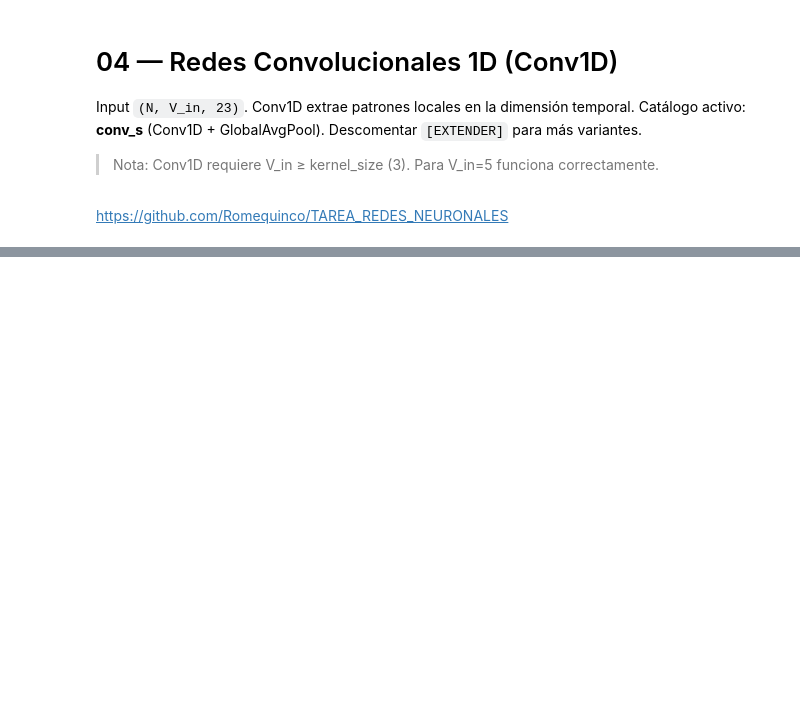
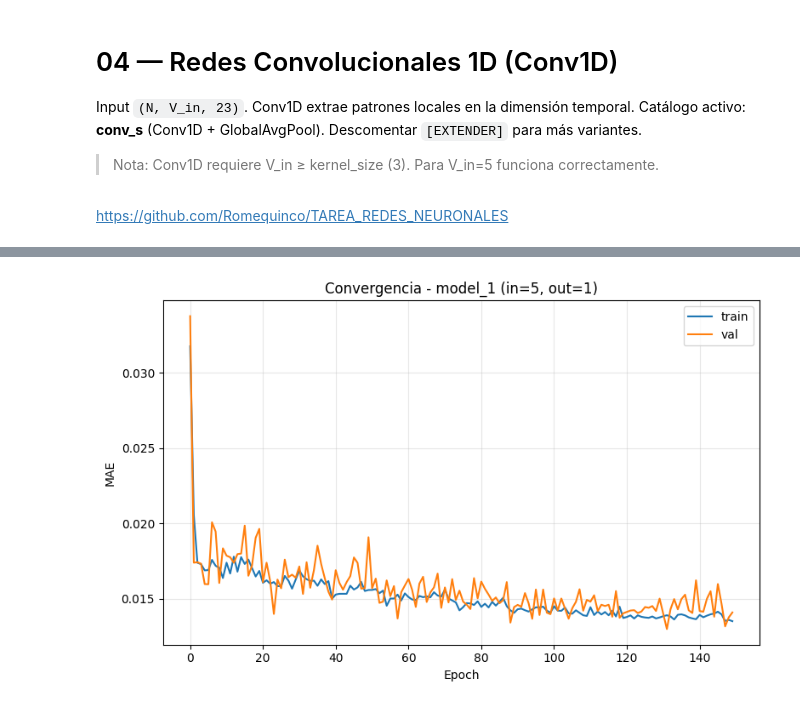
Before and after one commit to Romequinco/TAREA_REDES_NEURONALES, a Jupyter notebook: notebooks/04_convolucionales.ipynb, the cells around one changed output, grey strips where cells are left out. Saved outputs shown, nothing was run; the diff lists cells and outputs as text; code cells hidden in the pictures; blank space fills up the shorter version.

```diff
--- a/notebooks/04_convolucionales.ipynb
+++ b/notebooks/04_convolucionales.ipynb
@@ -115,0 +32,11 @@ plot_mae_matrix(mat, title='Conv1D — mejor MAE test')
+# %%
+# ── HIPERPARÁMETROS ───────────────────────────────────────────
+EPOCHS     = 150
+BATCH_SIZE = 64
+QUICK_MODE = False
+if QUICK_MODE: EPOCHS = 50
+
+precios = yf.download(TICKERS, start='1960-01-01', auto_adjust=True, progress=False)['Close']
+precios.dropna(axis=1, inplace=True)
+returns = np.log(precios).diff().dropna()
+print(f'Retornos: {returns.shape}  |  EPOCHS={EPOCHS}')
@@ -115,0 +135,14 @@ plot_mae_matrix(mat, title='Conv1D — mejor MAE test')
+# %%
+plt.figure(figsize=(8, 5))
+plt.plot(hist_1.history['loss'], label='train')
+plt.plot(hist_1.history['val_loss'], label='val')
+
+plt.title(f'Convergencia - model_1 (in={V_in}, out={V_out})')
+plt.xlabel('Epoch')
+plt.ylabel('MAE')
+plt.legend()
+plt.grid(True, alpha=0.3)
+plt.tight_layout()
+plt.show()
+# %% [output]
+[figure, added]
```
Also changed, not shown: parts of 50 cells of this notebook.
